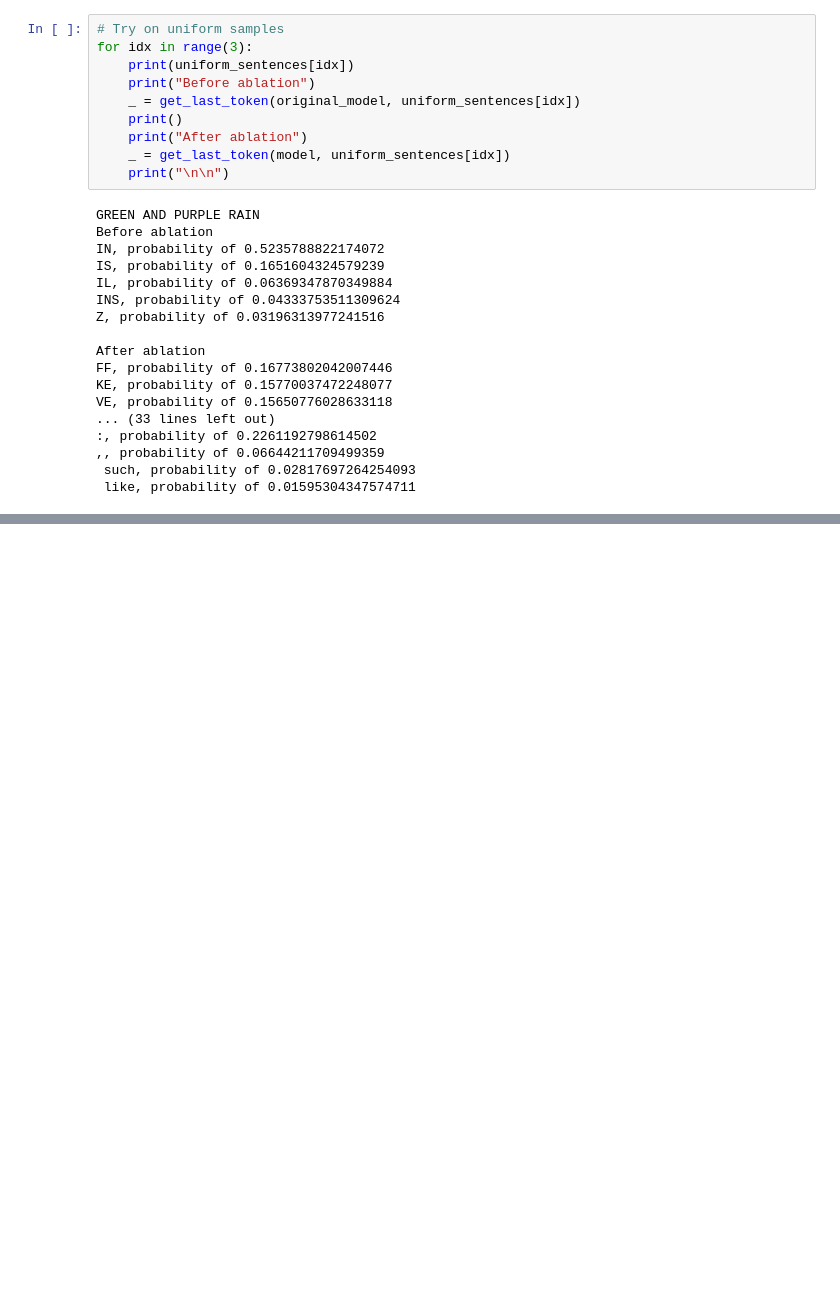
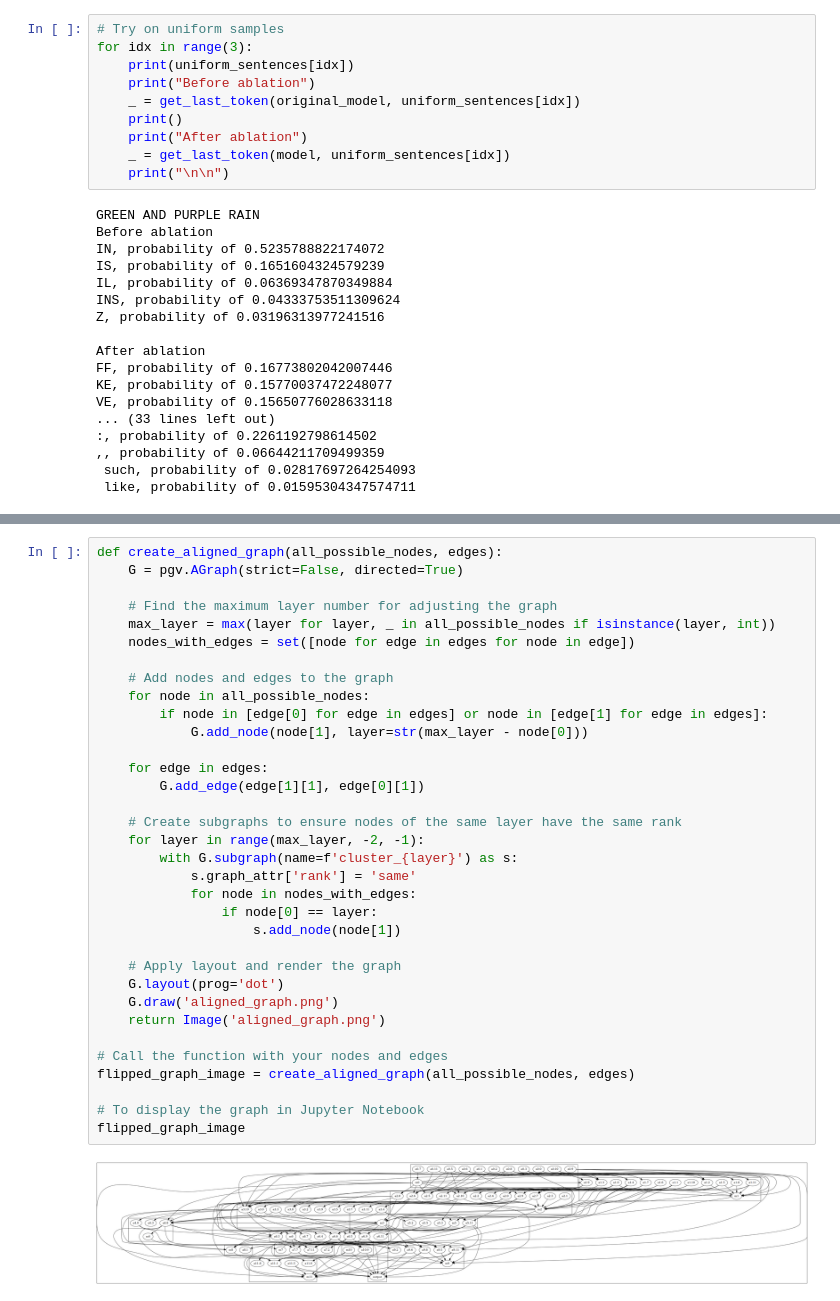
Before and after one commit to magikarp01/circuit-breaking, a Jupyter notebook: ioi/analyze_ioi_mask.ipynb, the cells around one changed output, grey strips where cells are left out. Cells and saved outputs as stored; diff of their text form; blank space fills up the shorter version.

```diff
--- a/ioi/analyze_ioi_mask.ipynb
+++ b/ioi/analyze_ioi_mask.ipynb
@@ -341,0 +432,36 @@ print("Graph created and saved as 'graph.png'")
+# %%
+def create_aligned_graph(all_possible_nodes, edges):
+    G = pgv.AGraph(strict=False, directed=True)
+
+    # Find the maximum layer number for adjusting the graph
+    max_layer = max(layer for layer, _ in all_possible_nodes if isinstance(layer, int))
+    nodes_with_edges = set([node for edge in edges for node in edge])
+
+    # Add nodes and edges to the graph
+    for node in all_possible_nodes:
+        if node in [edge[0] for edge in edges] or node in [edge[1] for edge in edges]:
+            G.add_node(node[1], layer=str(max_layer - node[0]))
+
+    for edge in edges:
+        G.add_edge(edge[1][1], edge[0][1])
+
+    # Create subgraphs to ensure nodes of the same layer have the same rank
+    for layer in range(max_layer, -2, -1):
+        with G.subgraph(name=f'cluster_{layer}') as s:
+            s.graph_attr['rank'] = 'same'
+            for node in nodes_with_edges:
+                if node[0] == layer:
+                    s.add_node(node[1])
+
+    # Apply layout and render the graph
+    G.layout(prog='dot')
+    G.draw('aligned_graph.png')
+    return Image('aligned_graph.png')
+
+# Call the function with your nodes and edges
+flipped_graph_image = create_aligned_graph(all_possible_nodes, edges)
+
+# To display the graph in Jupyter Notebook
+flipped_graph_image
+# %% [output]
+[figure, added]
```
Also changed, not shown: parts of 12 cells of this notebook, 6 other files.
